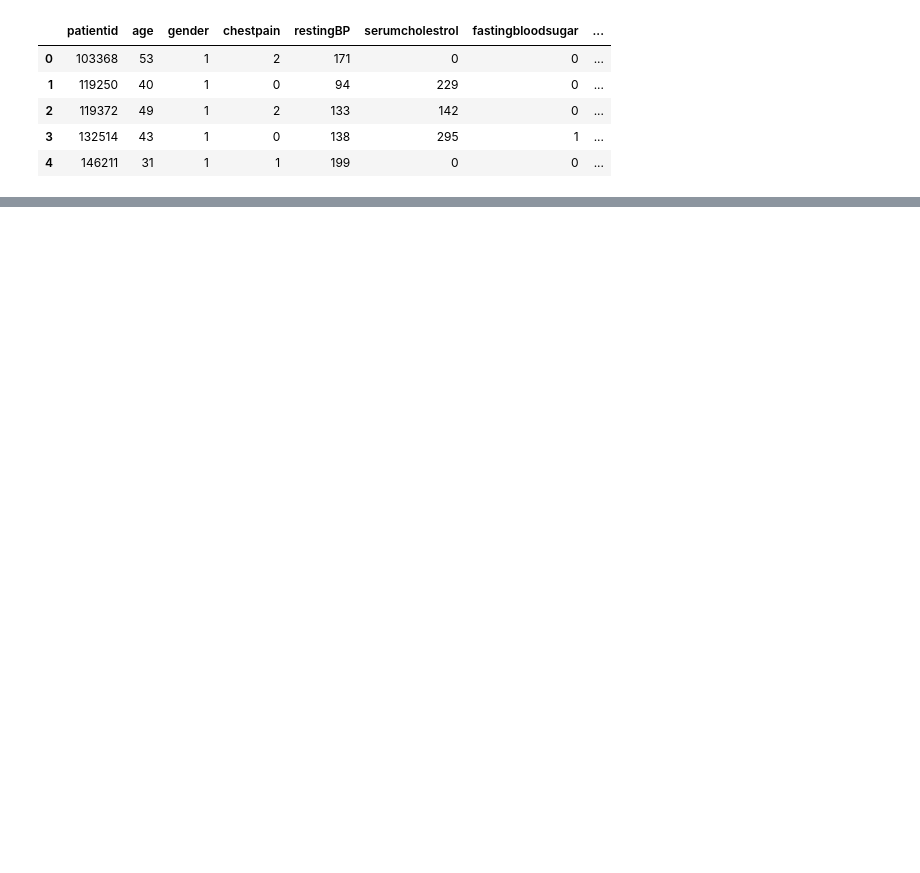
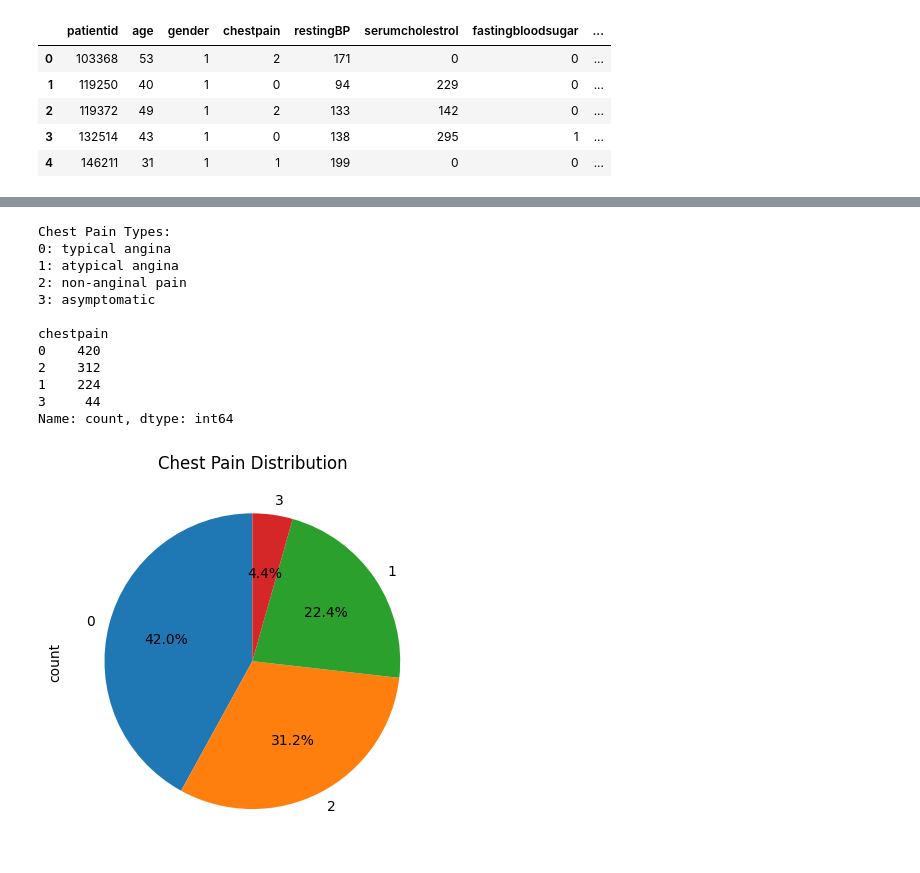
Before and after one commit to Tejeswar001/Heart-ML, a Jupyter notebook: study.ipynb, the cells around one changed output, grey strips where cells are left out. Saved outputs shown, nothing was run; the diff lists cells and outputs as text; code cells hidden in the pictures; blank space fills up the shorter version.

```diff
--- a/study.ipynb
+++ b/study.ipynb
@@ -24,0 +109,22 @@ df.head()
+# %%
+print("Chest Pain Types:\n0: typical angina\n1: atypical angina\n2: non-anginal pain\n3: asymptomatic\n")
+
+print(df['chestpain'].value_counts())
+
+df['chestpain'].value_counts().plot.pie(autopct='%1.1f%%',startangle=90)
+plt.title('Chest Pain Distribution')
+plt.show()
+# %% [output]
+Chest Pain Types:
+0: typical angina
+1: atypical angina
+2: non-anginal pain
+3: asymptomatic
+
+chestpain
+0    420
+2    312
+1    224
+3     44
+Name: count, dtype: int64
+[figure, added]
```
Also changed, not shown: parts of 18 cells of this notebook, 1 other file.
